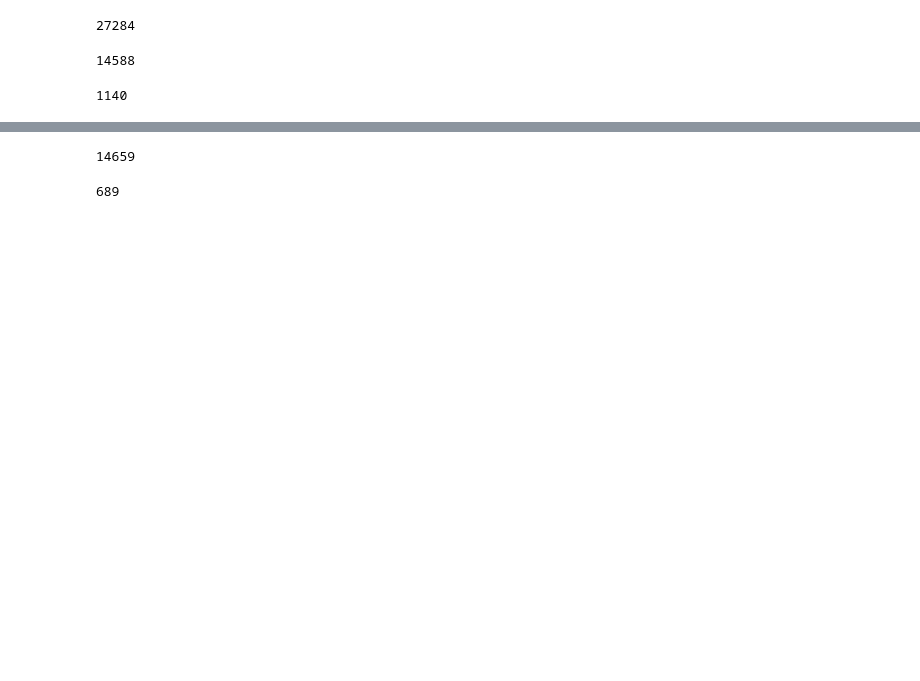
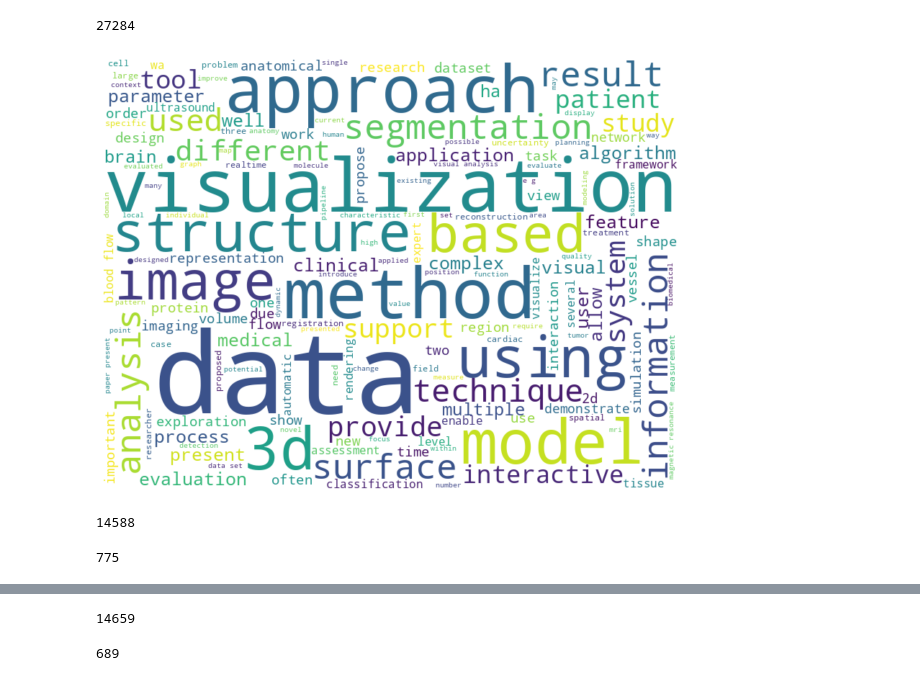
Before and after one commit to pruthvi-hegde/biomedvis, a Jupyter notebook: Notebooks/category_finding.ipynb, the cells around one changed output, grey strips where cells are left out. Saved outputs shown, nothing was run; the diff lists cells and outputs as text; code cells hidden in the pictures; blank space fills up the shorter version.

```diff
--- a/Notebooks/category_finding.ipynb
+++ b/Notebooks/category_finding.ipynb
@@ -62,6 +77,27 @@ flat_list = [item for sublist in processed_content for item in sublist]
 len(flat_list)
 # %% [output]
 27284
+# %%
+from wordcloud import WordCloud
+import matplotlib.pyplot as plt
+
+text = flat_list
+text = " ".join(text)
+
+wordcloud = WordCloud(width=800, height=600,
+                      background_color='white',
+                      min_font_size=10,
+                      max_words=200).generate(text)
+
+# plot the WordCloud image
+plt.figure(figsize=(8, 8), facecolor=None)
+plt.imshow(wordcloud, interpolation="bilinear")
+plt.axis("off")
+plt.tight_layout(pad=0)
+
+plt.show()
+# %% [output]
+[figure, added]
 # %%
 from collections import Counter
 
@@ -74,11 +110,11 @@ len(words)
 # %% [output]
 14588
 # %%
-
-unique_words = list(set(item for item in words if flat_list.count(item) > 2))
+k = ['e.g', 'etc', 'i.e', '..']
+unique_words = list(set(item for item in words if flat_list.count(item) >= 5 and item not in k))
 len(unique_words)
 # %% [output]
-1140
+775
 # %%
 import numpy as np
 import plotly.io as pio
```
Also changed, not shown: parts of 14 cells of this notebook, 23 other files.
